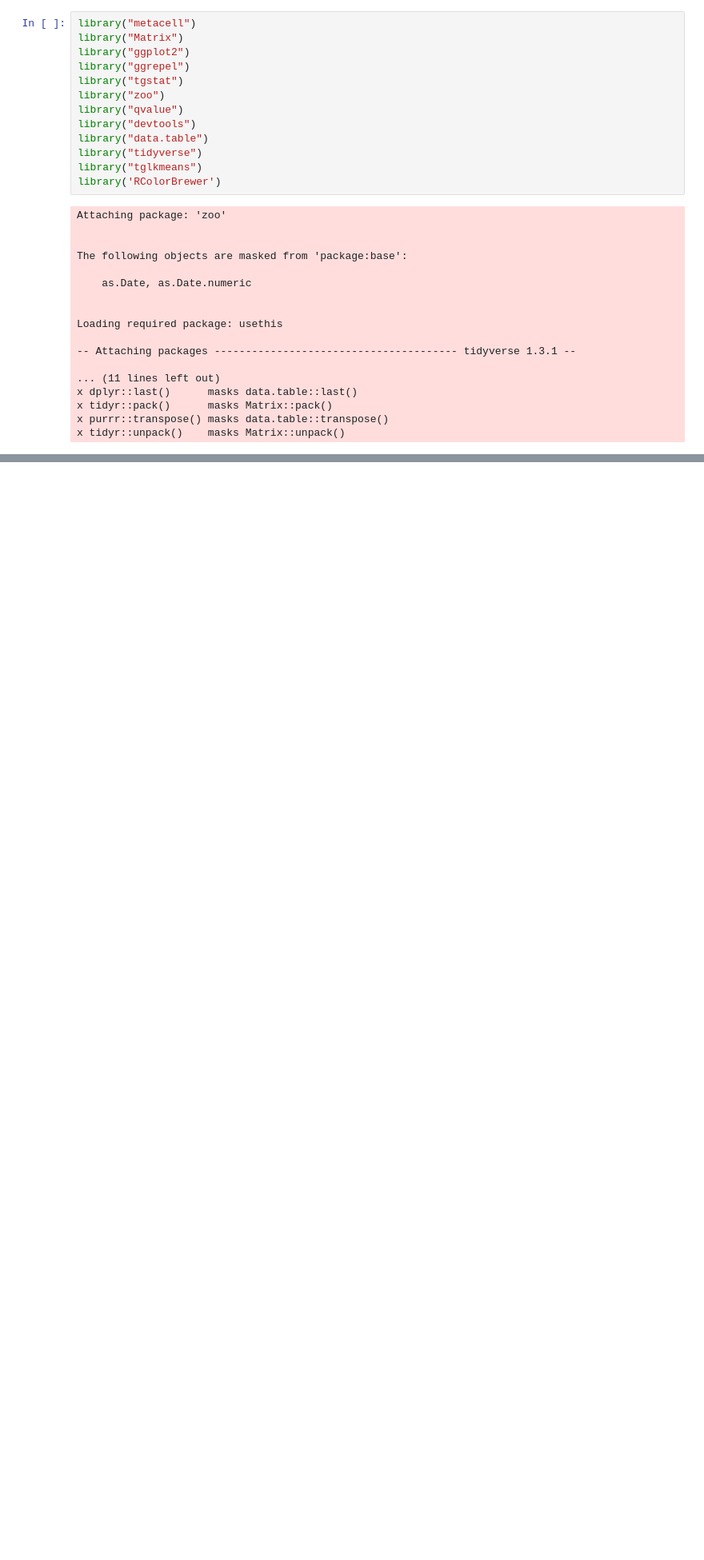
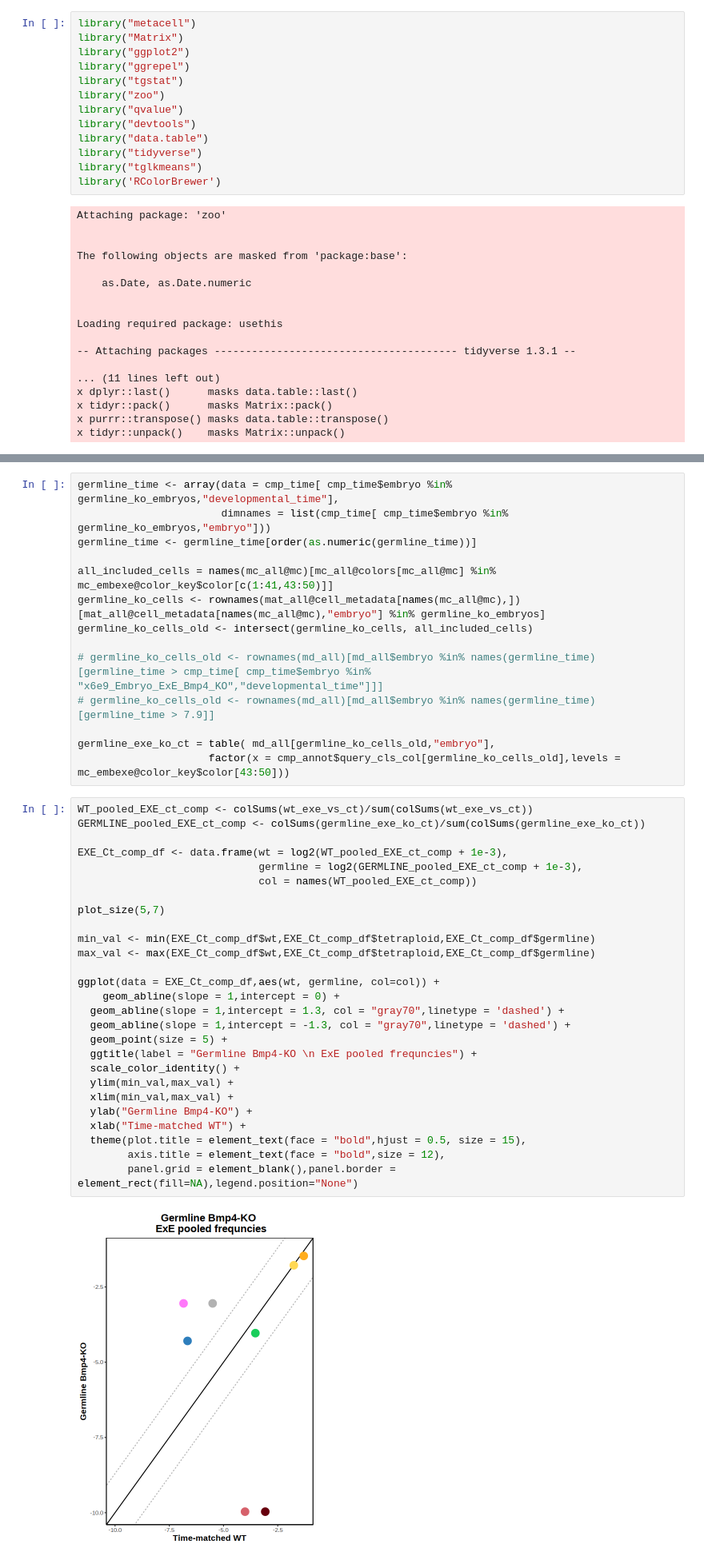
Before and after one commit to tanaylab/EmbExe, a Jupyter notebook: notebooks/Figure_4.ipynb, the cells around one changed output, grey strips where cells are left out. Shown at 80% size. Drawn from its saved outputs; the diff is of its cells as text; blank space fills up the shorter version.

```diff
--- a/notebooks/Figure_4.ipynb
+++ b/notebooks/Figure_4.ipynb
@@ -414,0 +159,43 @@ ERROR: Error in h(simpleError(msg, call)): error in evaluating the argument 'x'
+# %%
+germline_time <- array(data = cmp_time[ cmp_time$embryo %in% germline_ko_embryos,"developmental_time"],
+                       dimnames = list(cmp_time[ cmp_time$embryo %in% germline_ko_embryos,"embryo"]))
+germline_time <- germline_time[order(as.numeric(germline_time))]
+
+all_included_cells = names(mc_all@mc)[mc_all@colors[mc_all@mc] %in% mc_embexe@color_key$color[c(1:41,43:50)]]
+germline_ko_cells <- rownames(mat_all@cell_metadata[names(mc_all@mc),])[mat_all@cell_metadata[names(mc_all@mc),"embryo"] %in% germline_ko_embryos]
+germline_ko_cells_old <- intersect(germline_ko_cells, all_included_cells)
+
+# germline_ko_cells_old <- rownames(md_all)[md_all$embryo %in% names(germline_time)[germline_time > cmp_time[ cmp_time$embryo %in% "x6e9_Embryo_ExE_Bmp4_KO","developmental_time"]]]
+# germline_ko_cells_old <- rownames(md_all)[md_all$embryo %in% names(germline_time)[germline_time > 7.9]]
+
+germline_exe_ko_ct = table( md_all[germline_ko_cells_old,"embryo"],
+                     factor(x = cmp_annot$query_cls_col[germline_ko_cells_old],levels = mc_embexe@color_key$color[43:50]))
+# %%
+WT_pooled_EXE_ct_comp <- colSums(wt_exe_vs_ct)/sum(colSums(wt_exe_vs_ct))
+GERMLINE_pooled_EXE_ct_comp <- colSums(germline_exe_ko_ct)/sum(colSums(germline_exe_ko_ct))
+
+EXE_Ct_comp_df <- data.frame(wt = log2(WT_pooled_EXE_ct_comp + 1e-3),
+                             germline = log2(GERMLINE_pooled_EXE_ct_comp + 1e-3),
+                             col = names(WT_pooled_EXE_ct_comp))
+
+plot_size(5,7)
+
+min_val <- min(EXE_Ct_comp_df$wt,EXE_Ct_comp_df$tetraploid,EXE_Ct_comp_df$germline)
+max_val <- max(EXE_Ct_comp_df$wt,EXE_Ct_comp_df$tetraploid,EXE_Ct_comp_df$germline)
+
+ggplot(data = EXE_Ct_comp_df,aes(wt, germline, col=col)) +
+    geom_abline(slope = 1,intercept = 0) +
+  geom_abline(slope = 1,intercept = 1.3, col = "gray70",linetype = 'dashed') +
+  geom_abline(slope = 1,intercept = -1.3, col = "gray70",linetype = 'dashed') +
+  geom_point(size = 5) +
+  ggtitle(label = "Germline Bmp4-KO \n ExE pooled frequncies") +
+  scale_color_identity() +
+  ylim(min_val,max_val) +
+  xlim(min_val,max_val) +
+  ylab("Germline Bmp4-KO") +
+  xlab("Time-matched WT") +
+  theme(plot.title = element_text(face = "bold",hjust = 0.5, size = 15),
+        axis.title = element_text(face = "bold",size = 12),
+        panel.grid = element_blank(),panel.border = element_rect(fill=NA),legend.position="None")
+# %% [output]
+[figure, added]
```
Also changed, not shown: parts of 31 cells of this notebook, 24 other files.
